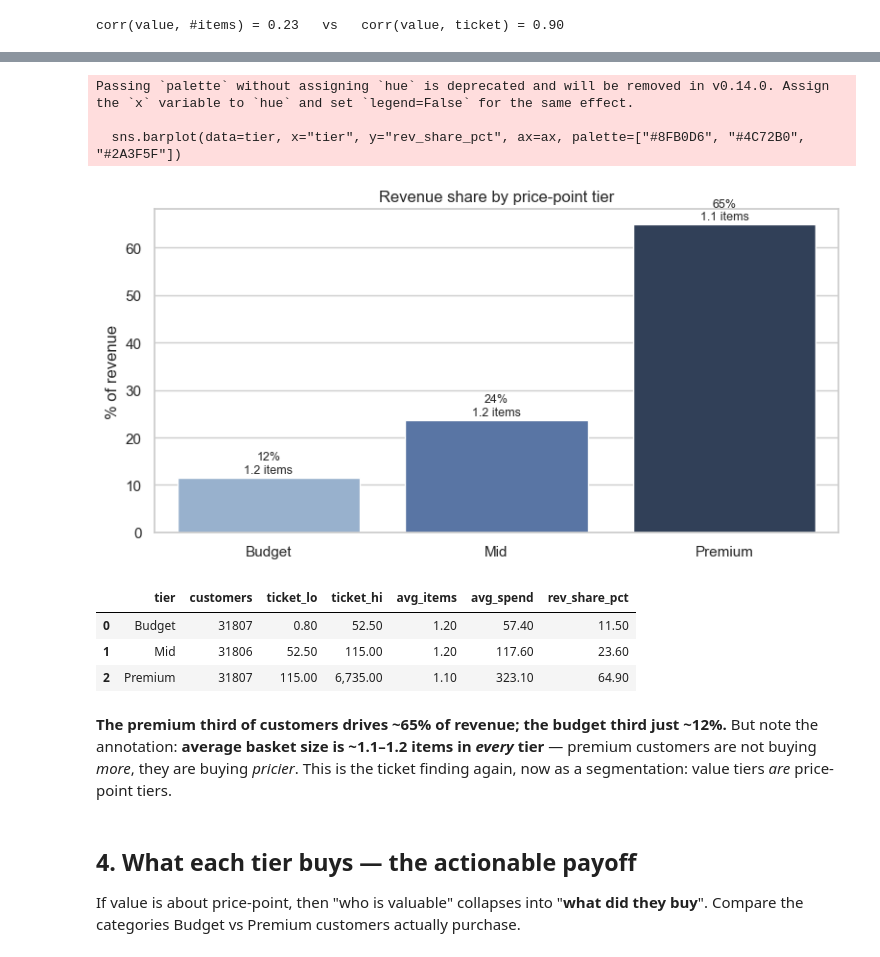
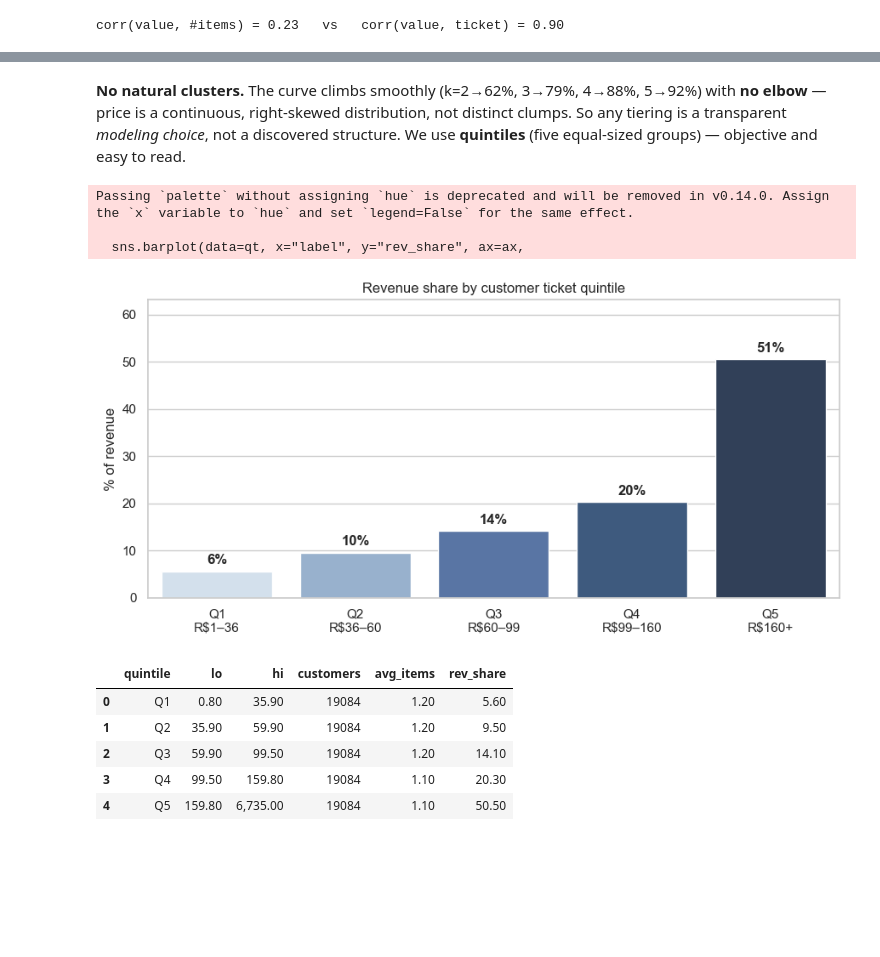
Before and after one commit to Darth0525/retail-platform-analytics, a Jupyter notebook: analysis/03_customer_value_and_behavior.ipynb, the cells around one changed output, grey strips where cells are left out. Drawn from its saved outputs; the diff is of its cells as text; code cells hidden in the pictures; blank space fills up the shorter version.

```diff
--- a/analysis/03_customer_value_and_behavior.ipynb
+++ b/analysis/03_customer_value_and_behavior.ipynb
@@ -147,39 +155,38 @@ how revenue and basket size distribute.
+# %% [markdown]
+**No natural clusters.** The curve climbs smoothly (k=2→62%, 3→79%, 4→88%, 5→92%) with **no
+elbow** — price is a continuous, right-skewed distribution, not distinct clumps. So any tiering is a
+transparent *modeling choice*, not a discovered structure. We use **quintiles** (five equal-sized
+groups) — objective and easy to read.
 # %%
-# Tercile customers by average ticket (rank first so the three groups are exactly equal).
-cust["tier"] = pd.qcut(cust["avg_ticket"].rank(method="first"), 3, labels=["Budget", "Mid", "Premium"])
-tier = cust.groupby("tier", observed=True).agg(
-    customers=("customer_id", "size"),
-    ticket_lo=("avg_ticket", "min"),
-    ticket_hi=("avg_ticket", "max"),
-    avg_items=("n_items", "mean"),
-    revenue=("total_value", "sum"),
-    avg_spend=("total_value", "mean")).reset_index()
-tier["rev_share_pct"] = 100 * tier["revenue"] / tier["revenue"].sum()
+# Quintiles by ticket (rank first so the five groups are exactly equal despite ties).
+cust["quintile"] = pd.qcut(cust["avg_ticket"].rank(method="first"), 5,
+                           labels=["Q1", "Q2", "Q3", "Q4", "Q5"])
+qt = cust.groupby("quintile", observed=True).agg(
+    lo=("avg_ticket", "min"), hi=("avg_ticket", "max"),
+    customers=("customer_id", "size"), avg_items=("n_items", "mean"),
+    revenue=("total_value", "sum")).reset_index()
+qt["rev_share"] = 100 * qt["revenue"] / qt["revenue"].sum()
+# x labels carry the price range so it lives OUTSIDE the plotting area (keeps bars uncluttered).
+qt["label"] = [f"{r.quintile}\nR${r.lo:,.0f}–{r.hi:,.0f}" if r.quintile != "Q5"
+               else f"{r.quintile}\nR${r.lo:,.0f}+" for r in qt.itertuples()]
 
-fig, ax = plt.subplots(figsize=(8, 4.2))
-sns.barplot(data=tier, x="tier", y="rev_share_pct", ax=ax, palette=["#8FB0D6", "#4C72B0", "#2A3F5F"])
-ax.set_title("Revenue share by price-point tier"); ax.set_xlabel(""); ax.set_ylabel("% of revenue")
-for i, r in tier.iterrows():
-    # Annotate each bar with revenue share AND avg items — to show basket size stays flat across tiers.
-    ax.text(i, r["rev_share_pct"] + 1, f"{r['rev_share_pct']:.0f}%\n{r['avg_items']:.1f} items", ha="center", fontsize=9)
+fig, ax = plt.subplots(figsize=(9, 4.5))
+sns.barplot(data=qt, x="label", y="rev_share", ax=ax,
+            palette=["#cfe0f0", "#8FB0D6", "#4C72B0", "#345888", "#2A3F5F"])
+ax.set_ylim(0, qt["rev_share"].max() * 1.25)              # headroom so labels aren't clipped
+ax.set_title("Revenue share by customer ticket quintile"); ax.set_xlabel(""); ax.set_ylabel("% of revenue")
+for i, r in qt.iterrows():
+    ax.text(i, r["rev_share"] + 1.5, f"{r['rev_share']:.0f}%", ha="center", fontweight="bold")
 plt.tight_layout(); plt.show()
-tier[["tier", "customers", "ticket_lo", "ticket_hi", "avg_items", "avg_spend", "rev_share_pct"]].round(1)
+qt[["quintile", "lo", "hi", "customers", "avg_items", "rev_share"]].round(1)
 # %% [output]
 Passing `palette` without assigning `hue` is deprecated and will be removed in v0.14.0. Assign the `x` variable to `hue` and set `legend=False` for the same effect.
 
-  sns.barplot(data=tier, x="tier", y="rev_share_pct", ax=ax, palette=["#8FB0D6", "#4C72B0", "#2A3F5F"])
+  sns.barplot(data=qt, x="label", y="rev_share", ax=ax,
-[figure, old version]
+[figure, new version]
-|  | tier | customers | ticket_lo | ticket_hi | avg_items | avg_spend | rev_share_pct |
-| 0 | Budget | 31807 | 0.80 | 52.50 | 1.20 | 57.40 | 11.50 |
-| 1 | Mid | 31806 | 52.50 | 115.00 | 1.20 | 117.60 | 23.60 |
-| 2 | Premium | 31807 | 115.00 | 6,735.00 | 1.10 | 323.10 | 64.90 |
+|  | quintile | lo | hi | customers | avg_items | rev_share |
+| 0 | Q1 | 0.80 | 35.90 | 19084 | 1.20 | 5.60 |
+| 1 | Q2 | 35.90 | 59.90 | 19084 | 1.20 | 9.50 |
+| 2 | Q3 | 59.90 | 99.50 | 19084 | 1.20 | 14.10 |
+| 3 | Q4 | 99.50 | 159.80 | 19084 | 1.10 | 20.30 |
+| 4 | Q5 | 159.80 | 6,735.00 | 19084 | 1.10 | 50.50 |
-# %% [markdown]
-**The premium third of customers drives ~65% of revenue; the budget third just ~12%.** But note the
-annotation: **average basket size is ~1.1–1.2 items in *every* tier** — premium customers are not buying
-*more*, they are buying *pricier*. This is the ticket finding again, now as a segmentation: value tiers
-*are* price-point tiers.
-# %% [markdown]
-## 4. What each tier buys — the actionable payoff
-
-If value is about price-point, then "who is valuable" collapses into "**what did they buy**". Compare
-the categories Budget vs Premium customers actually purchase.
```
Also changed, not shown: parts of 24 cells of this notebook, 1 other file.
